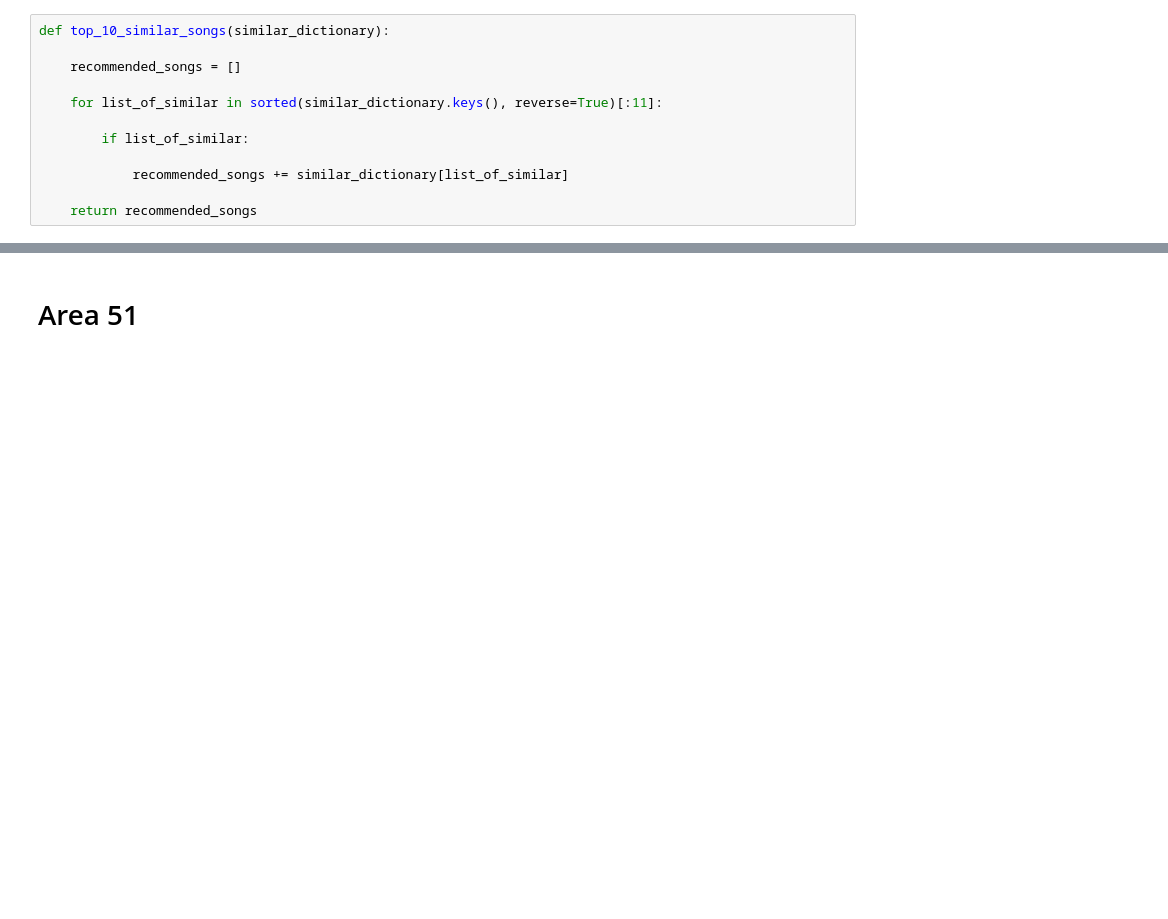
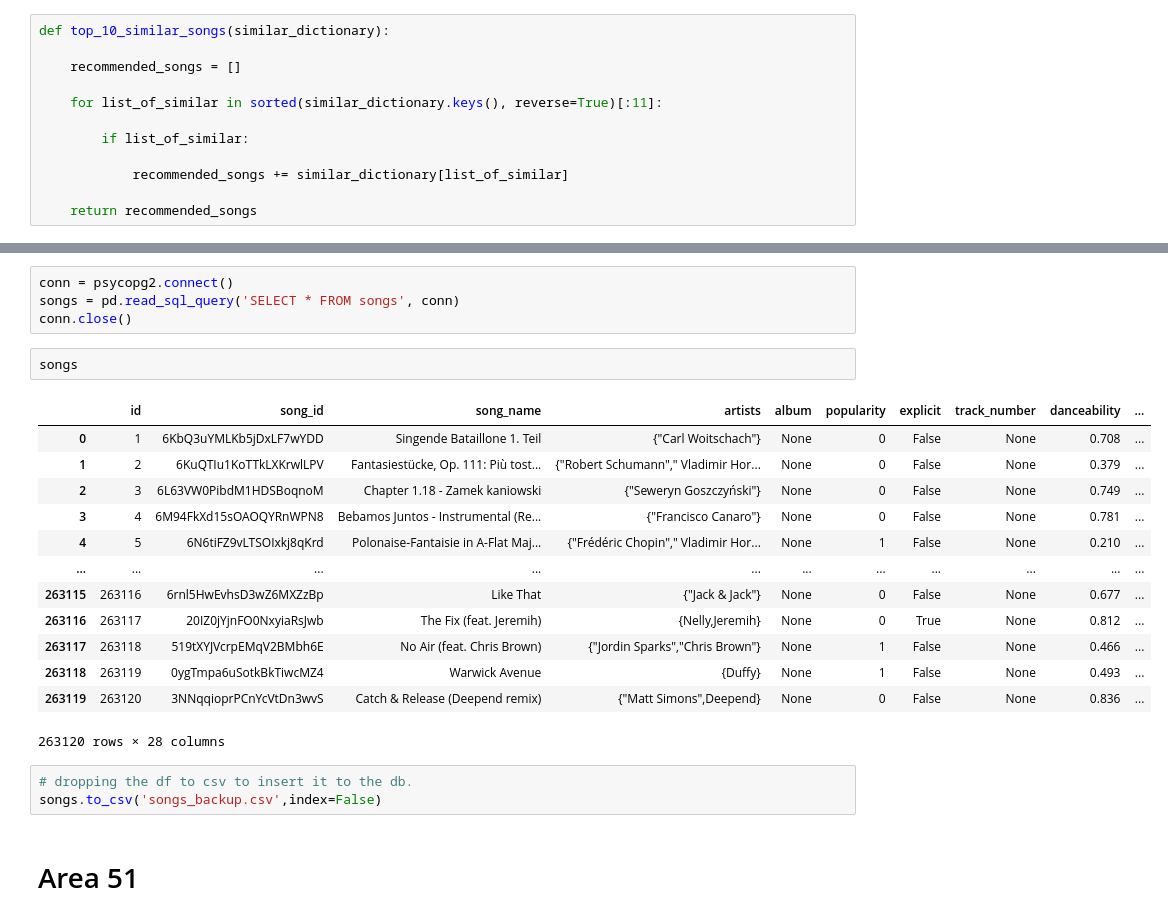
Before and after one commit to CodingDuckmx/Spotify_suggestions, a Jupyter notebook: first_steps.ipynb, the cells around one changed output, grey strips where cells are left out. Cells and saved outputs as stored; diff of their text form; blank space fills up the shorter version.

```diff
--- a/first_steps.ipynb
+++ b/first_steps.ipynb
@@ -977,3 +977,26 @@ top_10_similar_songs(similar_songs_dict)
+# %%
+conn = psycopg2.connect()
+songs = pd.read_sql_query('SELECT * FROM songs', conn)
+conn.close()
+# %%
+songs
+# %% [output]
+|  | id | song_id | song_name | artists | album | popularity | explicit | track_number | danceability | ... |
+| 0 | 1 | 6KbQ3uYMLKb5jDxLF7wYDD | Singende Bataillone 1. Teil | {"Carl Woitschach"} | None | 0 | False | None | 0.708 | ... |
+| 1 | 2 | 6KuQTIu1KoTTkLXKrwlLPV | Fantasiestücke, Op. 111: Più tost... | {"Robert Schumann"," Vladimir Hor... | None | 0 | False | None | 0.379 | ... |
+| 2 | 3 | 6L63VW0PibdM1HDSBoqnoM | Chapter 1.18 - Zamek kaniowski | {"Seweryn Goszczyński"} | None | 0 | False | None | 0.749 | ... |
+| 3 | 4 | 6M94FkXd15sOAOQYRnWPN8 | Bebamos Juntos - Instrumental (Re... | {"Francisco Canaro"} | None | 0 | False | None | 0.781 | ... |
+| 4 | 5 | 6N6tiFZ9vLTSOIxkj8qKrd | Polonaise-Fantaisie in A-Flat Maj... | {"Frédéric Chopin"," Vladimir Hor... | None | 1 | False | None | 0.210 | ... |
+| ... | ... | ... | ... | ... | ... | ... | ... | ... | ... | ... |
+| 263115 | 263116 | 6rnl5HwEvhsD3wZ6MXZzBp | Like That | {"Jack & Jack"} | None | 0 | False | None | 0.677 | ... |
+| 263116 | 263117 | 20IZ0jYjnFO0NxyiaRsJwb | The Fix (feat. Jeremih) | {Nelly,Jeremih} | None | 0 | True | None | 0.812 | ... |
+| 263117 | 263118 | 519tXYJVcrpEMqV2BMbh6E | No Air (feat. Chris Brown) | {"Jordin Sparks","Chris Brown"} | None | 1 | False | None | 0.466 | ... |
+| 263118 | 263119 | 0ygTmpa6uSotkBkTiwcMZ4 | Warwick Avenue | {Duffy} | None | 1 | False | None | 0.493 | ... |
+| 263119 | 263120 | 3NNqqioprPCnYcVtDn3wvS | Catch & Release (Deepend remix) | {"Matt Simons",Deepend} | None | 0 | False | None | 0.836 | ... |
+263120 rows × 28 columns
+# %%
+# dropping the df to csv to insert it to the db.
+songs.to_csv('songs_backup.csv',index=False)
 # %% [markdown]
 # Area 51
 # %%
```
Also changed, not shown: parts of 2 cells of this notebook, 13 other files.
